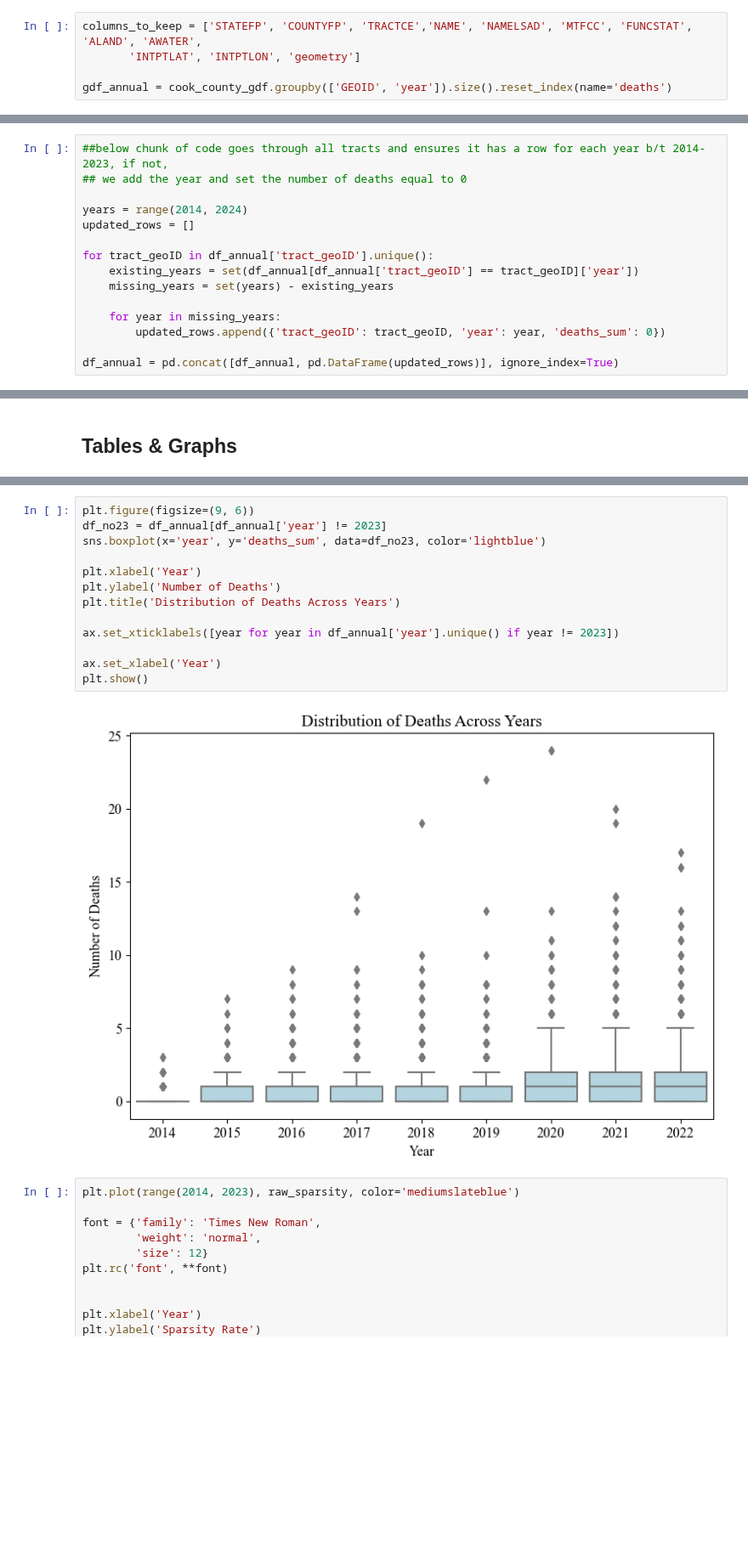
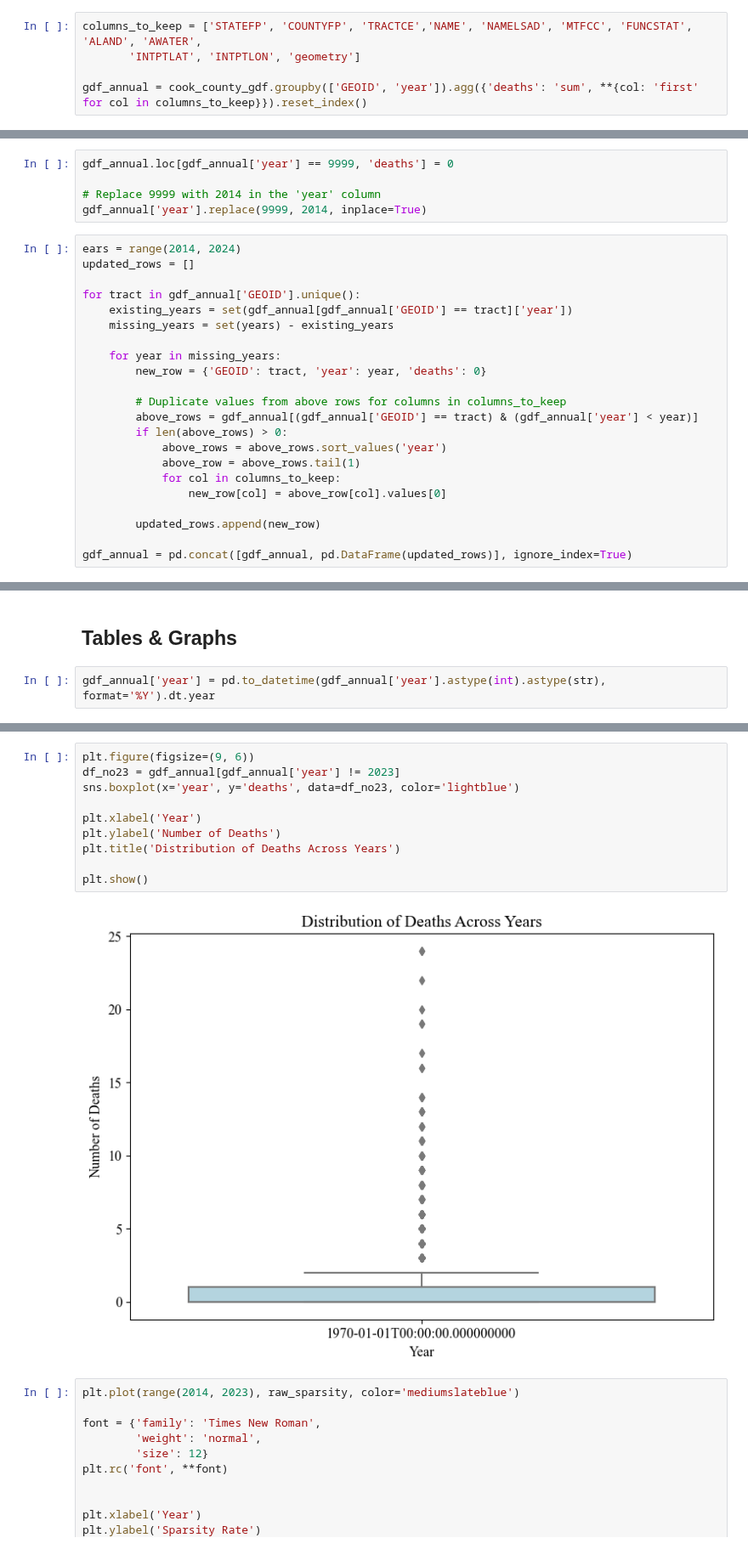
Before and after one commit to tufts-ml/opioid-overdose-models, a Jupyter notebook: cook-county/cook-county-annual .ipynb, the cells around one changed output, grey strips where cells are left out. Shown at 85% size. Cells and saved outputs as stored; diff of their text form; blank space fills up the shorter version.

```diff
--- a/cook-county/cook-county-annual .ipynb
+++ b/cook-county/cook-county-annual .ipynb
@@ -13,7 +16,7 @@ import sklearn
 columns_to_keep = ['STATEFP', 'COUNTYFP', 'TRACTCE','NAME', 'NAMELSAD', 'MTFCC', 'FUNCSTAT', 'ALAND', 'AWATER',
        'INTPTLAT', 'INTPTLON', 'geometry']
 
-gdf_annual = cook_county_gdf.groupby(['GEOID', 'year']).size().reset_index(name='deaths')
+gdf_annual = cook_county_gdf.groupby(['GEOID', 'year']).agg({'deaths': 'sum', **{col: 'first' for col in columns_to_keep}}).reset_index()
 # %%
 gdf_annual
 # %% [output]
@@ -58,15 +46,27 @@ df_annual['tract_geoID'].nunique() #yay - this matches the # of tracts in the sh
+# %%
+gdf_annual.loc[gdf_annual['year'] == 9999, 'deaths'] = 0
+
+# Replace 9999 with 2014 in the 'year' column
+gdf_annual['year'].replace(9999, 2014, inplace=True)
 # %%
-##below chunk of code goes through all tracts and ensures it has a row for each year b/t 2014-2023, if not,
-## we add the year and set the number of deaths equal to 0
-
-years = range(2014, 2024)
+ears = range(2014, 2024)
 updated_rows = []
 
-for tract_geoID in df_annual['tract_geoID'].unique():
-    existing_years = set(df_annual[df_annual['tract_geoID'] == tract_geoID]['year'])
+for tract in gdf_annual['GEOID'].unique():
+    existing_years = set(gdf_annual[gdf_annual['GEOID'] == tract]['year'])
     missing_years = set(years) - existing_years
 
     for year in missing_years:
-        updated_rows.append({'tract_geoID': tract_geoID, 'year': year, 'deaths_sum': 0})
+        new_row = {'GEOID': tract, 'year': year, 'deaths': 0}
 
-df_annual = pd.concat([df_annual, pd.DataFrame(updated_rows)], ignore_index=True)
+        # Duplicate values from above rows for columns in columns_to_keep
+        above_rows = gdf_annual[(gdf_annual['GEOID'] == tract) & (gdf_annual['year'] < year)]
+        if len(above_rows) > 0:
+            above_rows = above_rows.sort_values('year')
+            above_row = above_rows.tail(1)
+            for col in columns_to_keep:
+                new_row[col] = above_row[col].values[0]
+
+        updated_rows.append(new_row)
+
+gdf_annual = pd.concat([gdf_annual, pd.DataFrame(updated_rows)], ignore_index=True)
@@ -73,2 +89,4 @@ df_annual = pd.concat([df_annual, pd.DataFrame(updated_rows)], ignore_index=True
 # %% [markdown]
 ## Tables & Graphs
+# %%
+gdf_annual['year'] = pd.to_datetime(gdf_annual['year'].astype(int).astype(str), format='%Y').dt.year
@@ -102,18 +127,15 @@ print(sparsity_df)
 # %%
 plt.figure(figsize=(9, 6))
-df_no23 = df_annual[df_annual['year'] != 2023]
-sns.boxplot(x='year', y='deaths_sum', data=df_no23, color='lightblue')
+df_no23 = gdf_annual[gdf_annual['year'] != 2023]
+sns.boxplot(x='year', y='deaths', data=df_no23, color='lightblue')
 
 plt.xlabel('Year')
 plt.ylabel('Number of Deaths')
 plt.title('Distribution of Deaths Across Years')
 
-ax.set_xticklabels([year for year in df_annual['year'].unique() if year != 2023])
-
-ax.set_xlabel('Year')
 plt.show()
 # %% [output]
-[figure, old version]
+[figure, new version]
 # %%
 plt.plot(range(2014, 2023), raw_sparsity, color='mediumslateblue')
 
```
Also changed, not shown: parts of 11 cells of this notebook, 1 other file.
